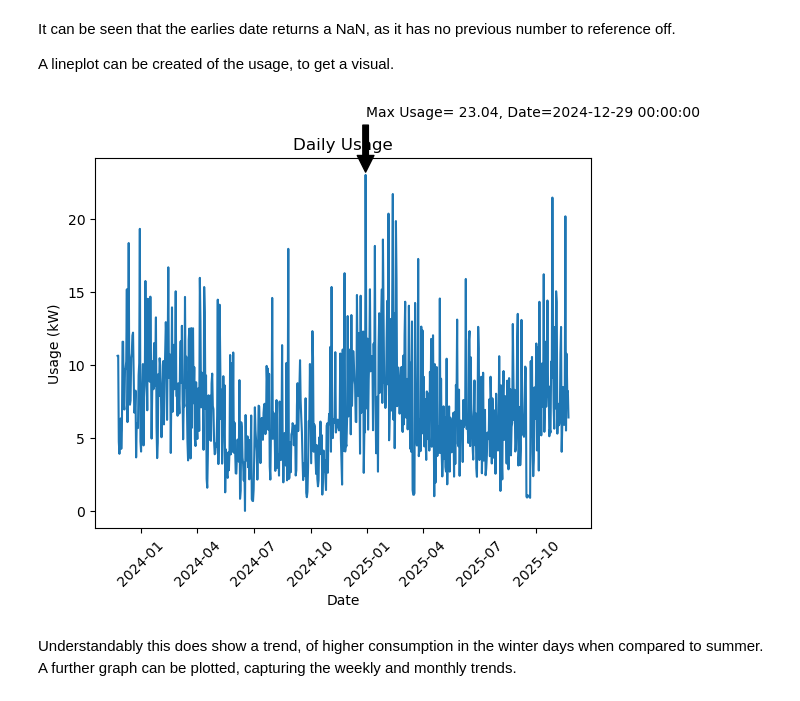
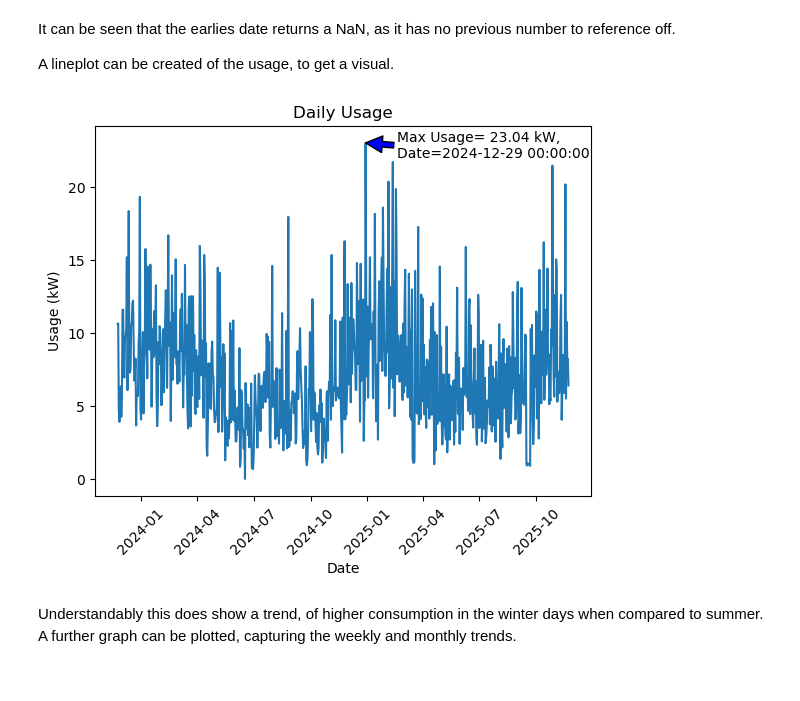
Before and after one commit to danielfinnerty/PFDA, a Jupyter notebook: project/solar_assessment.ipynb, the cells around one changed output. Saved outputs shown, nothing was run; the diff lists cells and outputs as text; code cells hidden in the pictures.

Commit message:
Updates made to usage portion of .ipynb file

```diff
--- a/project/solar_assessment.ipynb
+++ b/project/solar_assessment.ipynb
@@ -309,30 +309,38 @@ A lineplot can be created of the usage, to get a visual.
 # %%
 # Create lineplot
 ax = sns.lineplot(data=df_import, x="Date", y="Usage")
 
 # Specify plot title
 ax.set_title('Daily Usage')
 
 # Adjust names of axes.
 ax.set_xlabel('Date')
 ax.set_ylabel('Usage (kW)')
 
 # Rotate axis test
 # Source: https://www.geeksforgeeks.org/python/how-to-rotate-x-axis-tick-label-text-in-matplotlib/
 ax.tick_params(axis='x', labelrotation=45)
 
+# Determine max amount using '.max()'
+# Source: https://www.geeksforgeeks.org/python/find-maximum-values-position-in-columns-and-rows-of-a-dataframe-in-pandas/
+max_dly_usage = df_import['Usage'].max()
 
-ymax = df_import['Usage'].max()
-xpos = df_import['Usage'].idxmax()
-xmax = df_import.loc[xpos, 'Date']
-annotation_text = f"Max Usage={ymax: .2f}, Date={xmax}"
+# Confirm index position of max usage
+max_dly_index_pos = df_import['Usage'].idxmax()
 
+# Confirm date of indicated index position
+# Source: https://pandas.pydata.org/docs/reference/api/pandas.DataFrame.loc.html
+max_dly_date = df_import.loc[max_dly_index_pos, 'Date']
 
-ax.annotate(annotation_text, xy=(xmax, ymax), xytext=(xmax, ymax+4),
-            arrowprops=dict(facecolor='black', shrink=0.05),
-            );
+# Specify text layout
+max_dly_text = f"Max Usage={max_dly_usage: .2f} kW,\nDate={max_dly_date}"
+
+# Add maximum details to plot
+# Source: https://matplotlib.org/stable/api/_as_gen/matplotlib.axes.Axes.annotate.html
+ax.annotate(max_dly_text, xy=(max_dly_date, max_dly_usage), xytext=(max_dly_date+pd.Timedelta(days=+50),
+            max_dly_usage-1), arrowprops=dict(facecolor='blue'));
 # %% [output]
-[figure, old version]
+[figure, new version]
 # %% [markdown]
 Understandably this does show a trend, of higher consumption in the winter days when compared to summer. A further graph can be plotted, capturing the weekly and monthly trends.
 # %%
```
Also changed, not shown: parts of 11 cells of this notebook.
